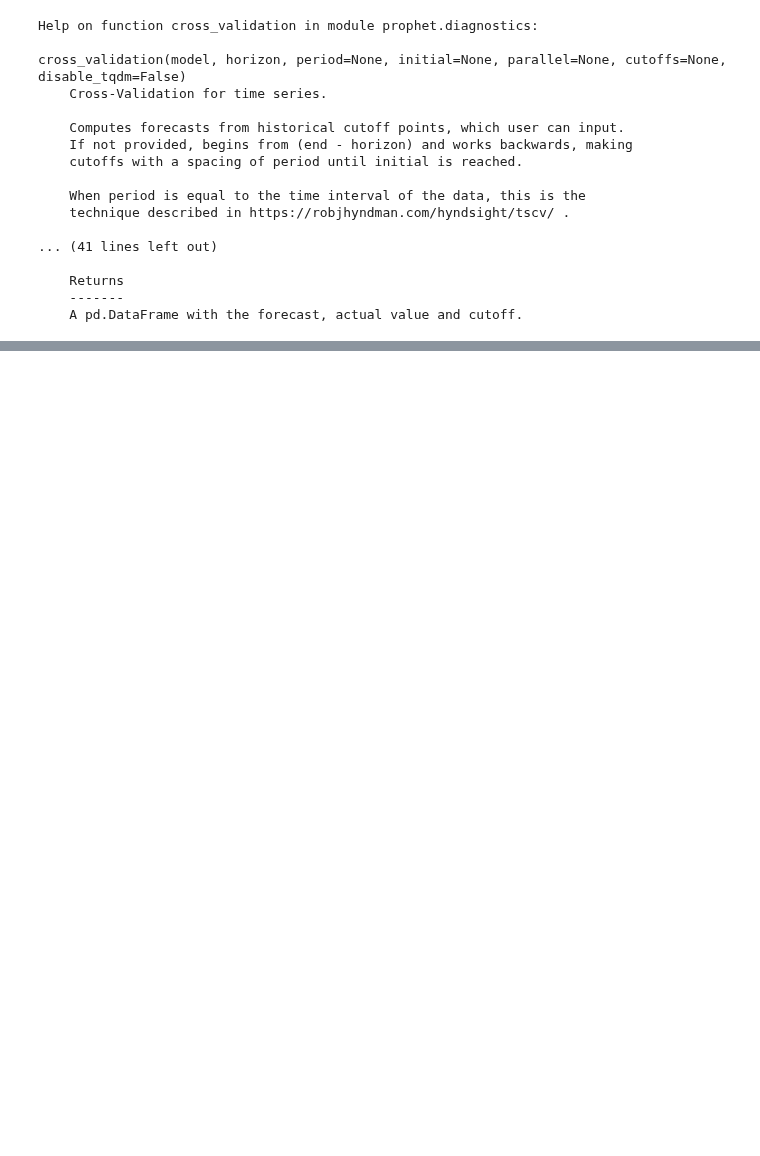
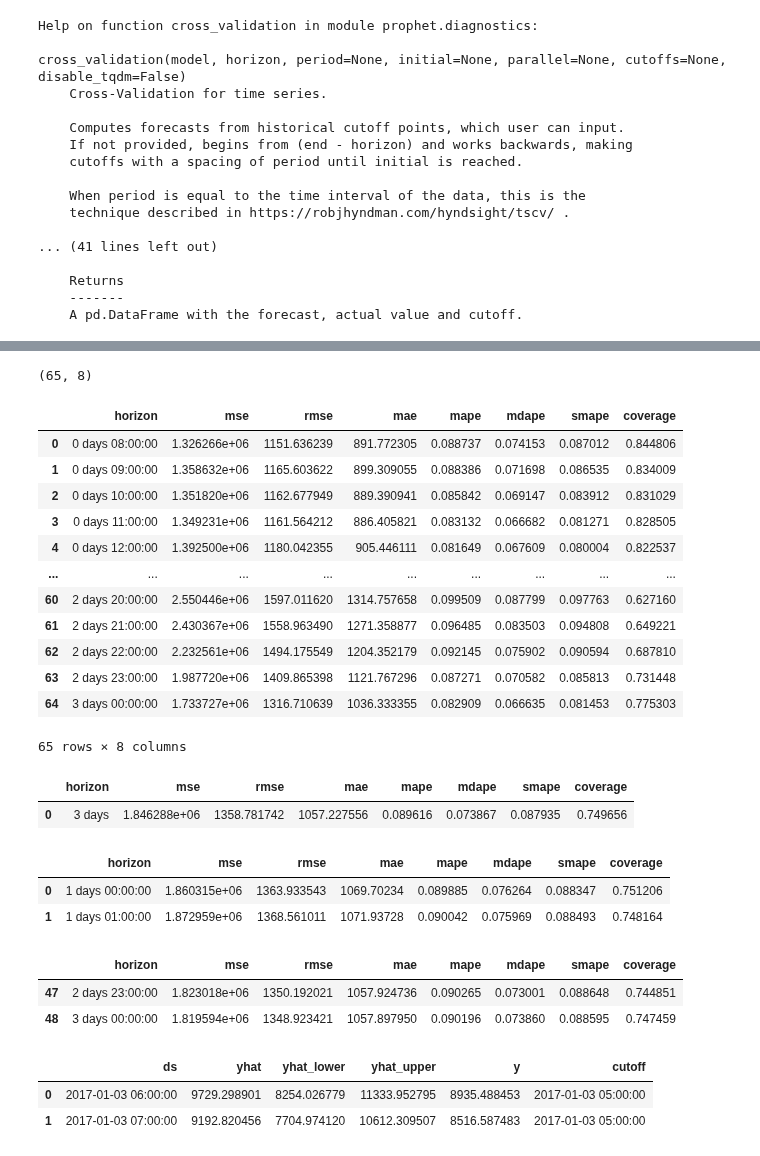
Before and after one commit to energy-demand-forecast/energy_demand_forecast, a Jupyter notebook: cayt_workspace/modeling.ipynb, the cells around one changed output, grey strips where cells are left out. Saved outputs shown, nothing was run; the diff lists cells and outputs as text; code cells hidden in the pictures; blank space fills up the shorter version.

```diff
--- a/cayt_workspace/modeling.ipynb
+++ b/cayt_workspace/modeling.ipynb
@@ -473,0 +561,22 @@ cross_validation(model, horizon, period=None, initial=None, parallel=None, cutof
+# %%
+#lets see default (all metrics, .1 rolling window)
+df_p = performance_metrics(df_cv)
+df_p.shape
+# %% [output]
+(65, 8)
+# %%
+df_p
+# %% [output]
+|  | horizon | mse | rmse | mae | mape | mdape | smape | coverage |
+| 0 | 0 days 08:00:00 | 1.326266e+06 | 1151.636239 | 891.772305 | 0.088737 | 0.074153 | 0.087012 | 0.844806 |
+| 1 | 0 days 09:00:00 | 1.358632e+06 | 1165.603622 | 899.309055 | 0.088386 | 0.071698 | 0.086535 | 0.834009 |
+| 2 | 0 days 10:00:00 | 1.351820e+06 | 1162.677949 | 889.390941 | 0.085842 | 0.069147 | 0.083912 | 0.831029 |
+| 3 | 0 days 11:00:00 | 1.349231e+06 | 1161.564212 | 886.405821 | 0.083132 | 0.066682 | 0.081271 | 0.828505 |
+| 4 | 0 days 12:00:00 | 1.392500e+06 | 1180.042355 | 905.446111 | 0.081649 | 0.067609 | 0.080004 | 0.822537 |
+| ... | ... | ... | ... | ... | ... | ... | ... | ... |
+| 60 | 2 days 20:00:00 | 2.550446e+06 | 1597.011620 | 1314.757658 | 0.099509 | 0.087799 | 0.097763 | 0.627160 |
+| 61 | 2 days 21:00:00 | 2.430367e+06 | 1558.963490 | 1271.358877 | 0.096485 | 0.083503 | 0.094808 | 0.649221 |
+| 62 | 2 days 22:00:00 | 2.232561e+06 | 1494.175549 | 1204.352179 | 0.092145 | 0.075902 | 0.090594 | 0.687810 |
+| 63 | 2 days 23:00:00 | 1.987720e+06 | 1409.865398 | 1121.767296 | 0.087271 | 0.070582 | 0.085813 | 0.731448 |
+| 64 | 3 days 00:00:00 | 1.733727e+06 | 1316.710639 | 1036.333355 | 0.082909 | 0.066635 | 0.081453 | 0.775303 |
+65 rows × 8 columns
@@ -473,0 +585,5 @@ cross_validation(model, horizon, period=None, initial=None, parallel=None, cutof
+# %%
+df_p_all
+# %% [output]
+|  | horizon | mse | rmse | mae | mape | mdape | smape | coverage |
+| 0 | 3 days | 1.846288e+06 | 1358.781742 | 1057.227556 | 0.089616 | 0.073867 | 0.087935 | 0.749656 |
@@ -473,0 +592,18 @@ cross_validation(model, horizon, period=None, initial=None, parallel=None, cutof
+# %%
+df_p_1d.head(2)
+# %% [output]
+|  | horizon | mse | rmse | mae | mape | mdape | smape | coverage |
+| 0 | 1 days 00:00:00 | 1.860315e+06 | 1363.933543 | 1069.70234 | 0.089885 | 0.076264 | 0.088347 | 0.751206 |
+| 1 | 1 days 01:00:00 | 1.872959e+06 | 1368.561011 | 1071.93728 | 0.090042 | 0.075969 | 0.088493 | 0.748164 |
+# %%
+df_p_1d.tail(2)
+# %% [output]
+|  | horizon | mse | rmse | mae | mape | mdape | smape | coverage |
+| 47 | 2 days 23:00:00 | 1.823018e+06 | 1350.192021 | 1057.924736 | 0.090265 | 0.073001 | 0.088648 | 0.744851 |
+| 48 | 3 days 00:00:00 | 1.819594e+06 | 1348.923421 | 1057.897950 | 0.090196 | 0.073860 | 0.088595 | 0.747459 |
+# %%
+df_cv.head(2)
+# %% [output]
+|  | ds | yhat | yhat_lower | yhat_upper | y | cutoff |
+| 0 | 2017-01-03 06:00:00 | 9729.298901 | 8254.026779 | 11333.952795 | 8935.488453 | 2017-01-03 05:00:00 |
+| 1 | 2017-01-03 07:00:00 | 9192.820456 | 7704.974120 | 10612.309507 | 8516.587483 | 2017-01-03 05:00:00 |
```
Also changed, not shown: parts of 15 cells of this notebook.
